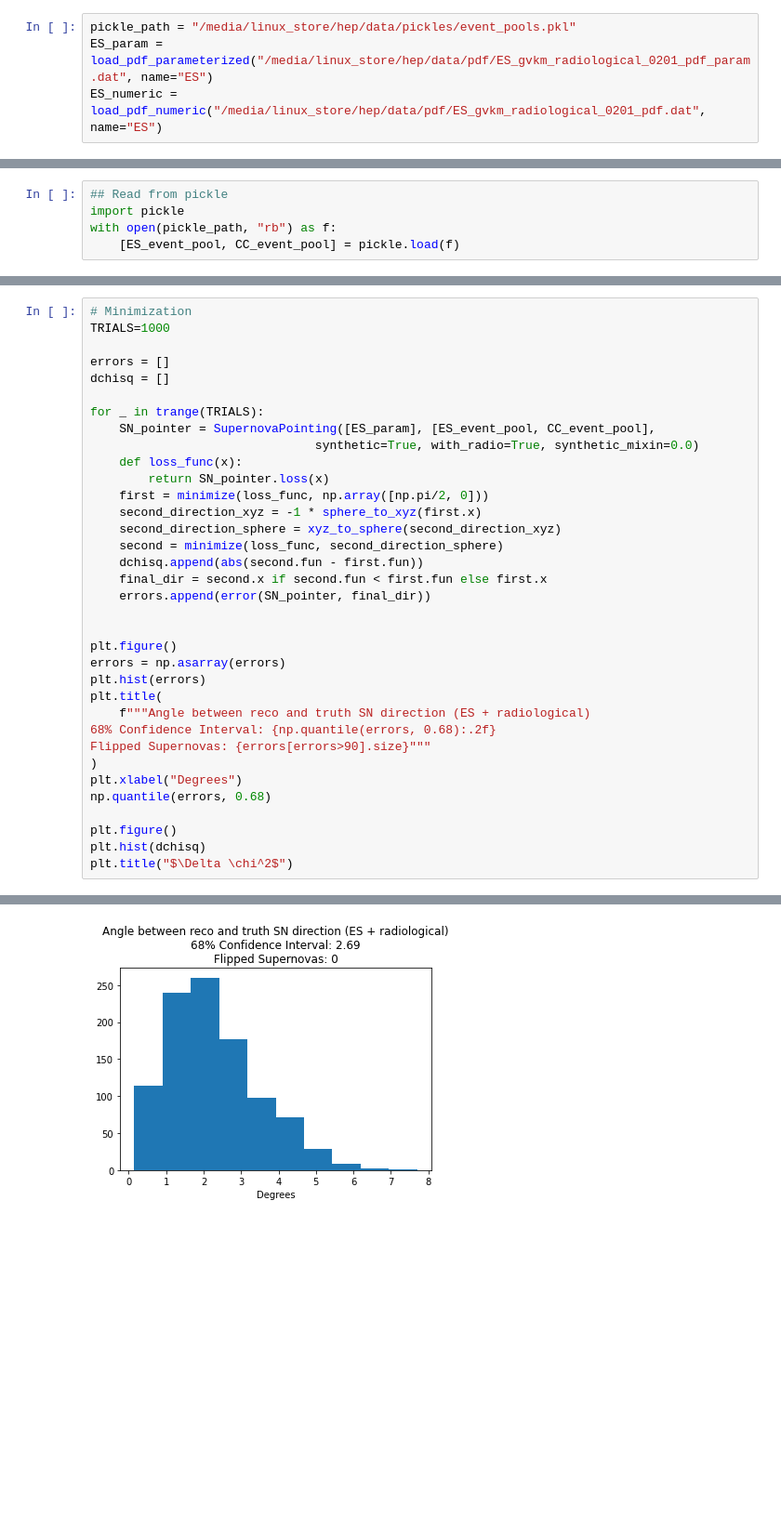
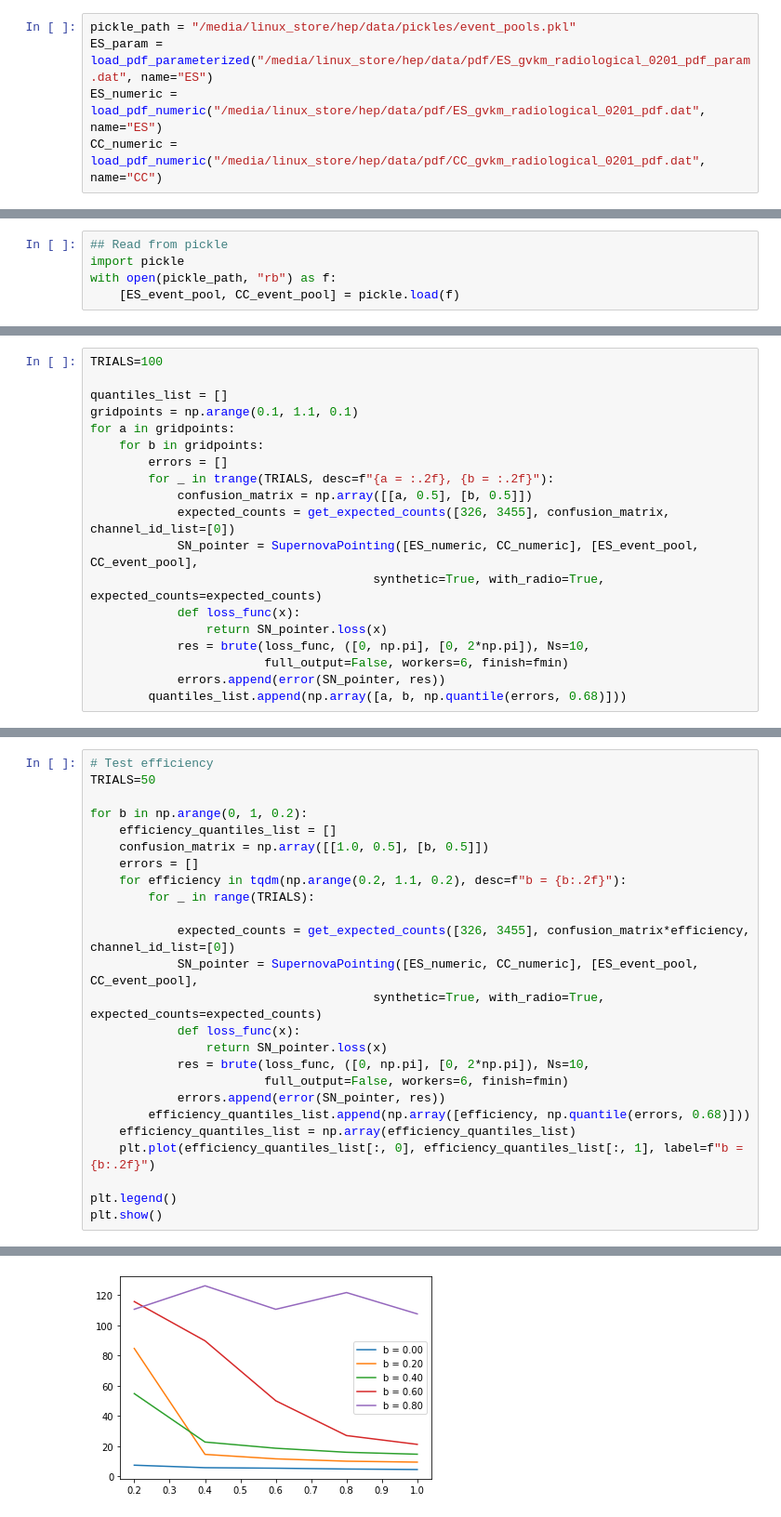
Before and after one commit to JamesJieranShen/SN_Pointing_PDFs, a Jupyter notebook: find_SN_dir/find_SN_dir_synth_radiological.ipynb, the cells around one changed output, grey strips where cells are left out. Shown at 93% size. Saved outputs shown, nothing was run; the diff lists cells and outputs as text; blank space fills up the shorter version.

Commit message:
thesis param adjustments

```diff
--- a/find_SN_dir/find_SN_dir_synth_radiological.ipynb
+++ b/find_SN_dir/find_SN_dir_synth_radiological.ipynb
@@ -15,6 +15,7 @@ Welcome to JupyROOT 6.24/06
 pickle_path = "/media/linux_store/hep/data/pickles/event_pools.pkl"
 ES_param = load_pdf_parameterized("/media/linux_store/hep/data/pdf/ES_gvkm_radiological_0201_pdf_param.dat", name="ES")
 ES_numeric = load_pdf_numeric("/media/linux_store/hep/data/pdf/ES_gvkm_radiological_0201_pdf.dat", name="ES")
+CC_numeric = load_pdf_numeric("/media/linux_store/hep/data/pdf/CC_gvkm_radiological_0201_pdf.dat", name="CC")
 # %% [markdown]
 ### Load in event pool
 either by reading the root files, or reading pickle files (faster)
@@ -85,0 +107,19 @@ KeyboardInterrupt:
+# %%
+TRIALS=100
+
+quantiles_list = []
+gridpoints = np.arange(0.1, 1.1, 0.1)
+for a in gridpoints:
+    for b in gridpoints:
+        errors = []
+        for _ in trange(TRIALS, desc=f"{a = :.2f}, {b = :.2f}"):
+            confusion_matrix = np.array([[a, 0.5], [b, 0.5]])
+            expected_counts = get_expected_counts([326, 3455], confusion_matrix, channel_id_list=[0])
+            SN_pointer = SupernovaPointing([ES_numeric, CC_numeric], [ES_event_pool, CC_event_pool],
+                                       synthetic=True, with_radio=True, expected_counts=expected_counts)
+            def loss_func(x):
+                return SN_pointer.loss(x)
+            res = brute(loss_func, ([0, np.pi], [0, 2*np.pi]), Ns=10,
+                        full_output=False, workers=6, finish=fmin)
+            errors.append(error(SN_pointer, res))
+        quantiles_list.append(np.array([a, b, np.quantile(errors, 0.68)]))
@@ -86,36 +149,26 @@ KeyboardInterrupt:
 # %%
-# Minimization
-TRIALS=1000
+# Test efficiency
+TRIALS=50
 
-errors = []
-dchisq = []
+for b in np.arange(0, 1, 0.2):
+    efficiency_quantiles_list = []
+    confusion_matrix = np.array([[1.0, 0.5], [b, 0.5]])
+    errors = []
+    for efficiency in tqdm(np.arange(0.2, 1.1, 0.2), desc=f"b = {b:.2f}"):
+        for _ in range(TRIALS):
 
-for _ in trange(TRIALS):
-    SN_pointer = SupernovaPointing([ES_param], [ES_event_pool, CC_event_pool],
-                               synthetic=True, with_radio=True, synthetic_mixin=0.0)
-    def loss_func(x):
-        return SN_pointer.loss(x)
-    first = minimize(loss_func, np.array([np.pi/2, 0]))
-    second_direction_xyz = -1 * sphere_to_xyz(first.x)
-    second_direction_sphere = xyz_to_sphere(second_direction_xyz)
-    second = minimize(loss_func, second_direction_sphere)
-    dchisq.append(abs(second.fun - first.fun))
-    final_dir = second.x if second.fun < first.fun else first.x
-    errors.append(error(SN_pointer, final_dir))
+            expected_counts = get_expected_counts([326, 3455], confusion_matrix*efficiency, channel_id_list=[0])
+            SN_pointer = SupernovaPointing([ES_numeric, CC_numeric], [ES_event_pool, CC_event_pool],
+                                       synthetic=True, with_radio=True, expected_counts=expected_counts)
+            def loss_func(x):
+                return SN_pointer.loss(x)
+            res = brute(loss_func, ([0, np.pi], [0, 2*np.pi]), Ns=10,
+                        full_output=False, workers=6, finish=fmin)
+            errors.append(error(SN_pointer, res))
+        efficiency_quantiles_list.append(np.array([efficiency, np.quantile(errors, 0.68)]))
+    efficiency_quantiles_list = np.array(efficiency_quantiles_list)
+    plt.plot(efficiency_quantiles_list[:, 0], efficiency_quantiles_list[:, 1], label=f"b = {b:.2f}")
 
-
-plt.figure()
-errors = np.asarray(errors)
-plt.hist(errors)
-plt.title(
-    f"""Angle between reco and truth SN direction (ES + radiological)
-68% Confidence Interval: {np.quantile(errors, 0.68):.2f}
-Flipped Supernovas: {errors[errors>90].size}"""
-)
-plt.xlabel("Degrees")
-np.quantile(errors, 0.68)
-
-plt.figure()
-plt.hist(dchisq)
-plt.title("$\Delta \chi^2$")
+plt.legend()
+plt.show()
 # %% [output]
@@ -123 +175 @@ Text(0.5, 1.0, '$\\Delta \\chi^2$')
-[figure, old version]
+[figure, new version]
```
Also changed, not shown: parts of 13 cells of this notebook, 5 other files.
